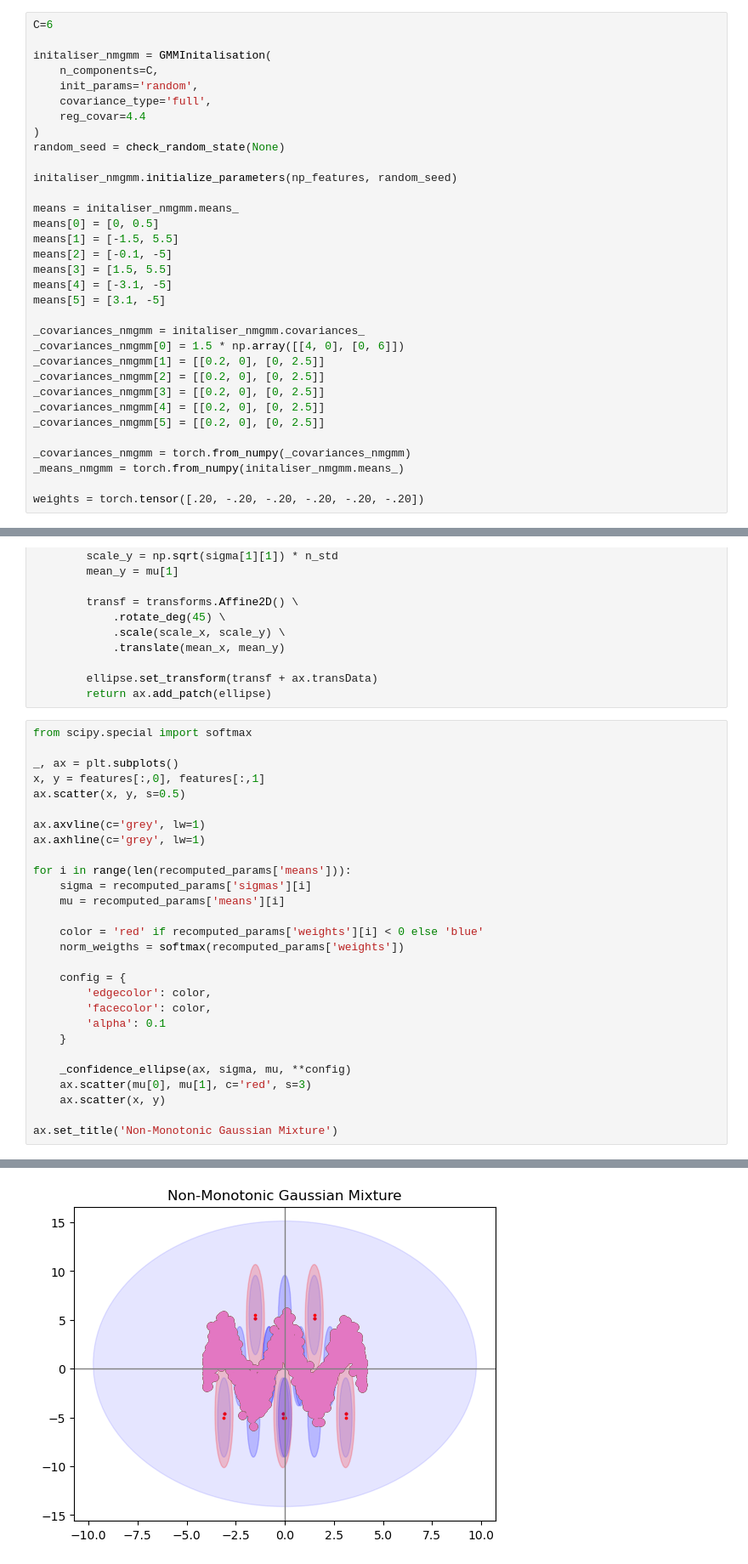
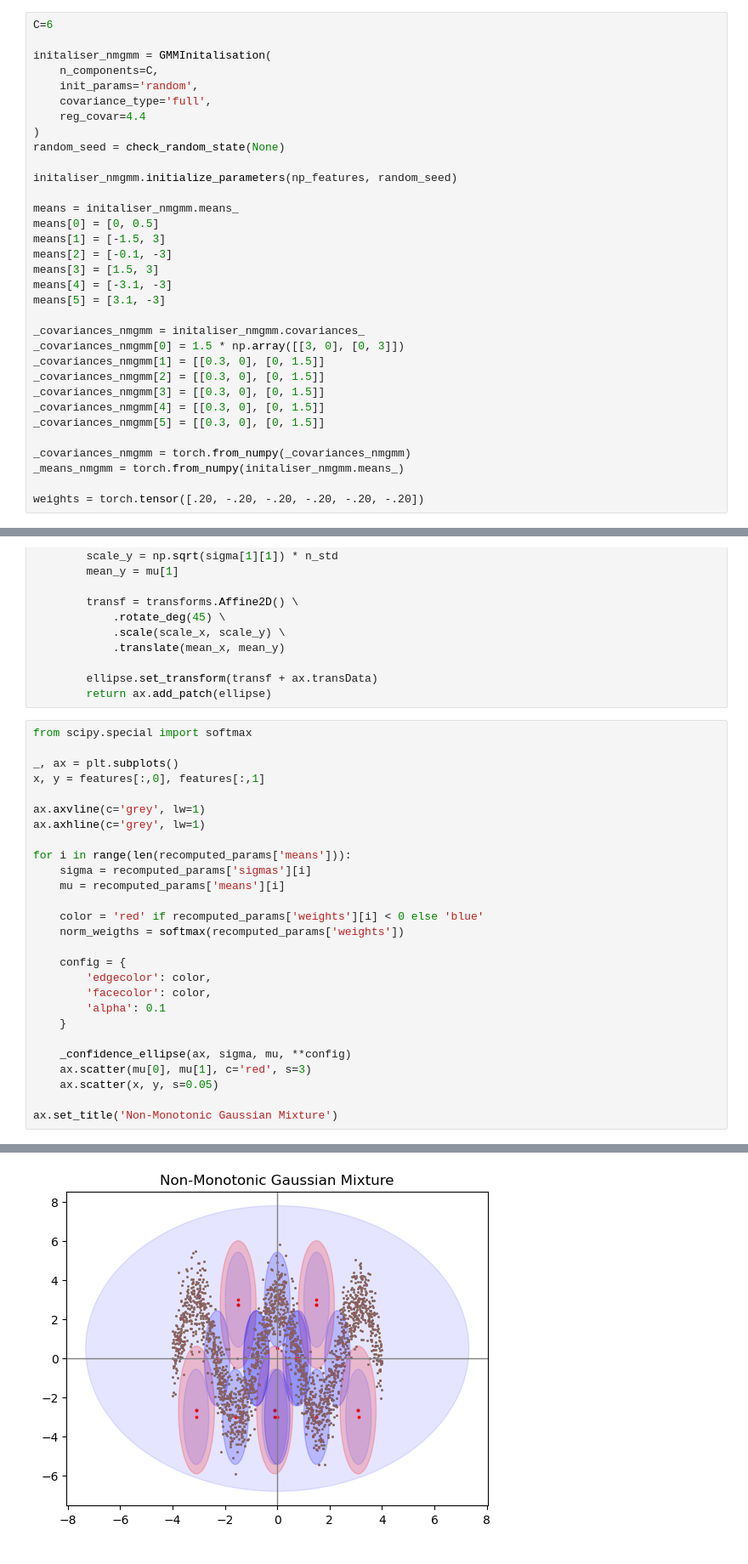
Before and after one commit to PatrickTourniaire/Negative-Gaussian-Mixture-Model, a Jupyter notebook: research/notebooks/ideal_inits_cosine.ipynb, the cells around one changed output, grey strips where cells are left out. Shown at 85% size. Drawn from its saved outputs; the diff is of its cells as text.

```diff
--- a/research/notebooks/ideal_inits_cosine.ipynb
+++ b/research/notebooks/ideal_inits_cosine.ipynb
@@ -205,19 +205,19 @@ initaliser_nmgmm.initialize_parameters(np_features, random_seed)
 
 means = initaliser_nmgmm.means_
 means[0] = [0, 0.5]
-means[1] = [-1.5, 5.5]
-means[2] = [-0.1, -5]
-means[3] = [1.5, 5.5]
-means[4] = [-3.1, -5]
-means[5] = [3.1, -5]
+means[1] = [-1.5, 3]
+means[2] = [-0.1, -3]
+means[3] = [1.5, 3]
+means[4] = [-3.1, -3]
+means[5] = [3.1, -3]
 
 _covariances_nmgmm = initaliser_nmgmm.covariances_
-_covariances_nmgmm[0] = 1.5 * np.array([[4, 0], [0, 6]])
-_covariances_nmgmm[1] = [[0.2, 0], [0, 2.5]]
-_covariances_nmgmm[2] = [[0.2, 0], [0, 2.5]]
-_covariances_nmgmm[3] = [[0.2, 0], [0, 2.5]]
-_covariances_nmgmm[4] = [[0.2, 0], [0, 2.5]]
-_covariances_nmgmm[5] = [[0.2, 0], [0, 2.5]]
+_covariances_nmgmm[0] = 1.5 * np.array([[3, 0], [0, 3]])
+_covariances_nmgmm[1] = [[0.3, 0], [0, 1.5]]
+_covariances_nmgmm[2] = [[0.3, 0], [0, 1.5]]
+_covariances_nmgmm[3] = [[0.3, 0], [0, 1.5]]
+_covariances_nmgmm[4] = [[0.3, 0], [0, 1.5]]
+_covariances_nmgmm[5] = [[0.3, 0], [0, 1.5]]
 
 _covariances_nmgmm = torch.from_numpy(_covariances_nmgmm)
 _means_nmgmm = torch.from_numpy(initaliser_nmgmm.means_)
@@ -315,31 +315,30 @@ def _confidence_ellipse(ax, sigma, mu, n_std=2.3, facecolor='none', **kwargs):
 # %%
 from scipy.special import softmax
 
 _, ax = plt.subplots()
 x, y = features[:,0], features[:,1]
-ax.scatter(x, y, s=0.5)
 
 ax.axvline(c='grey', lw=1)
 ax.axhline(c='grey', lw=1)
 
 for i in range(len(recomputed_params['means'])):
     sigma = recomputed_params['sigmas'][i]
     mu = recomputed_params['means'][i]
 
     color = 'red' if recomputed_params['weights'][i] < 0 else 'blue'
     norm_weigths = softmax(recomputed_params['weights'])
 
     config = {
         'edgecolor': color,
         'facecolor': color,
         'alpha': 0.1
     }
 
     _confidence_ellipse(ax, sigma, mu, **config)
     ax.scatter(mu[0], mu[1], c='red', s=3)
-    ax.scatter(x, y)
+    ax.scatter(x, y, s=0.05)
 
 ax.set_title('Non-Monotonic Gaussian Mixture')
 # %% [output]
 Text(0.5, 1.0, 'Non-Monotonic Gaussian Mixture')
-[figure, old version]
+[figure, new version]
```
Also changed, not shown: parts of 2 cells of this notebook, 10 other files.
